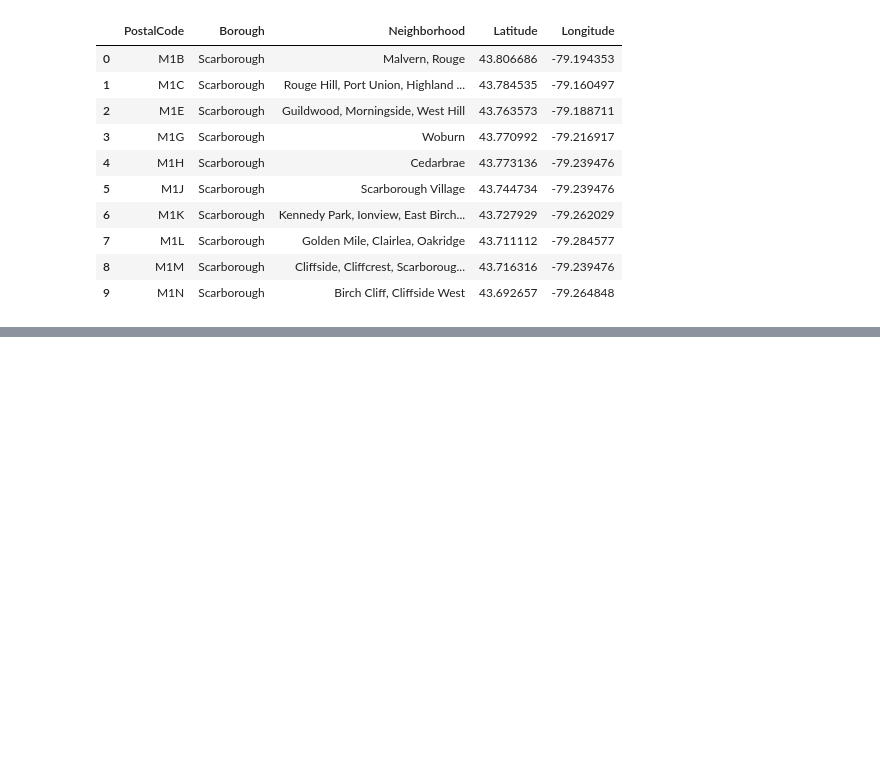
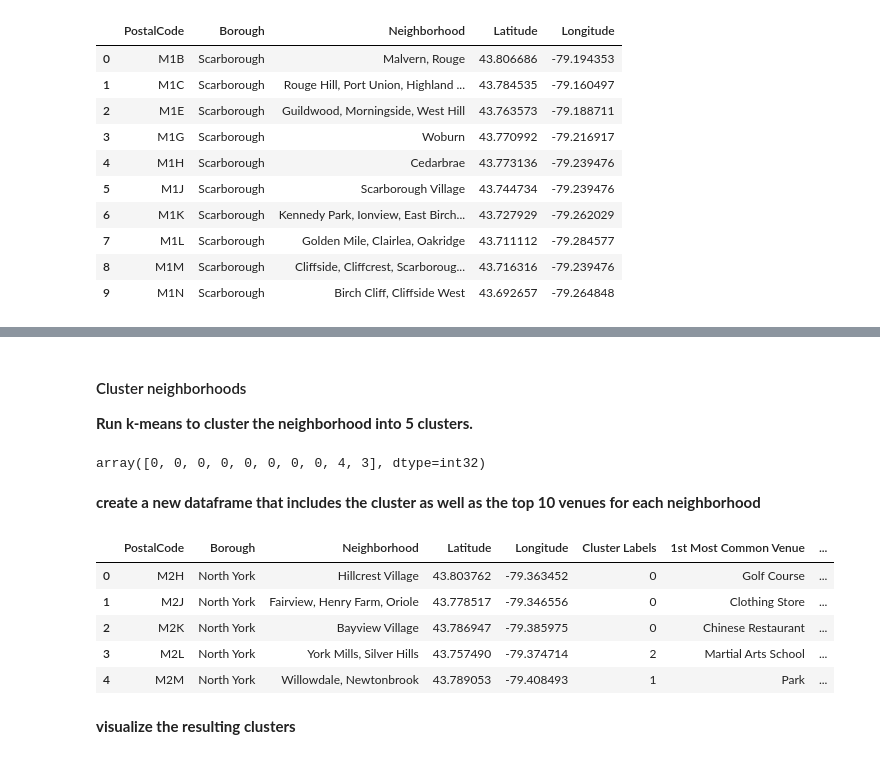
Before and after one commit to CaioNG/Capstone_Project, a Jupyter notebook: Peer-graded Assignment: Segmenting and Clustering .ipynb, the cells around one changed output, grey strips where cells are left out. Cells and saved outputs as stored; diff of their text form; code cells hidden in the pictures; blank space fills up the shorter version.

```diff
--- a/Peer-graded Assignment: Segmenting and Clustering .ipynb
+++ b/Peer-graded Assignment: Segmenting and Clustering .ipynb
@@ -138,0 +461,39 @@ df.head(10)
+# %% [markdown]
+
+#### Cluster neighborhoods
+
+
+**Run k-means to cluster the neighborhood into 5 clusters.**
+# %%
+kclusters = 5
+
+North_York_grouped_clustering = North_York_grouped.drop('Neighborhood', 1)
+
+# run k-means clustering
+kmeans = KMeans(n_clusters=kclusters, random_state=0).fit(North_York_grouped_clustering)
+
+# check cluster labels generated for each row in the dataframe
+kmeans.labels_[0:10]
+# %% [output]
+array([0, 0, 0, 0, 0, 0, 0, 0, 4, 3], dtype=int32)
+# %% [markdown]
+**create a new dataframe that includes the cluster as well as the top 10 venues for each neighborhood**
+# %%
+# add clustering labels
+neighborhoods_venues_sorted.insert(0, 'Cluster Labels', kmeans.labels_)
+
+North_York_merged = North_York_data
+
+# merge  with North_York_merged to add latitude/longitude for each neighborhood
+North_York_merged = North_York_merged.join(neighborhoods_venues_sorted.set_index('Neighborhood'), on='Neighborhood')
+
+North_York_merged.head() # check the last columns!
+# %% [output]
+|  | PostalCode | Borough | Neighborhood | Latitude | Longitude | Cluster Labels | 1st Most Common Venue | ... |
+| 0 | M2H | North York | Hillcrest Village | 43.803762 | -79.363452 | 0 | Golf Course | ... |
+| 1 | M2J | North York | Fairview, Henry Farm, Oriole | 43.778517 | -79.346556 | 0 | Clothing Store | ... |
+| 2 | M2K | North York | Bayview Village | 43.786947 | -79.385975 | 0 | Chinese Restaurant | ... |
+| 3 | M2L | North York | York Mills, Silver Hills | 43.757490 | -79.374714 | 2 | Martial Arts School | ... |
+| 4 | M2M | North York | Willowdale, Newtonbrook | 43.789053 | -79.408493 | 1 | Park | ... |
+# %% [markdown]
+**visualize the resulting clusters**
```
Also changed, not shown: parts of 39 cells of this notebook.
